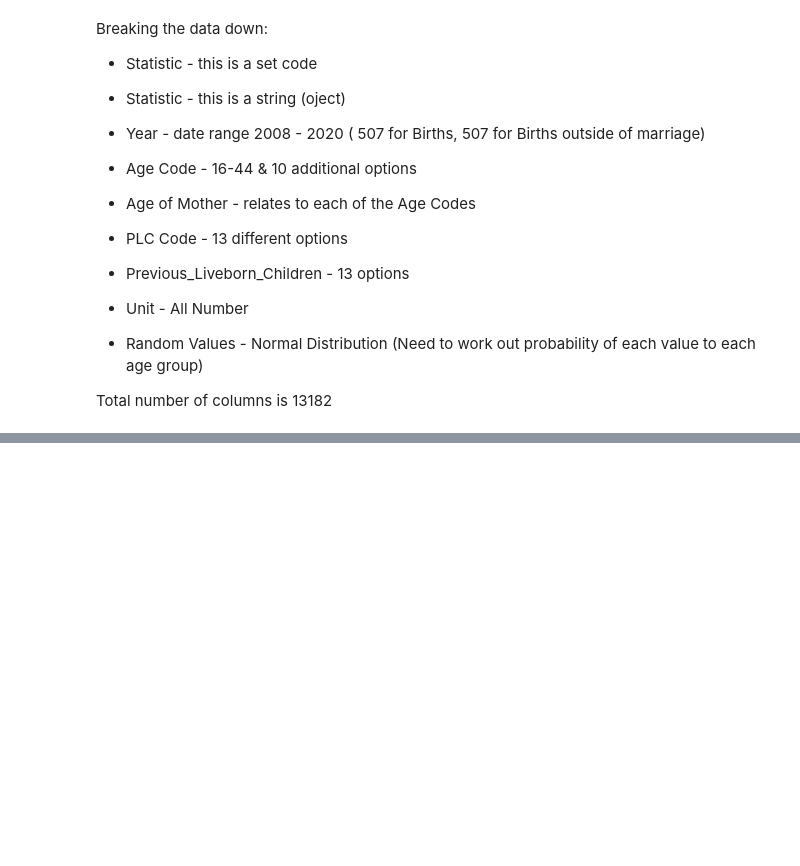
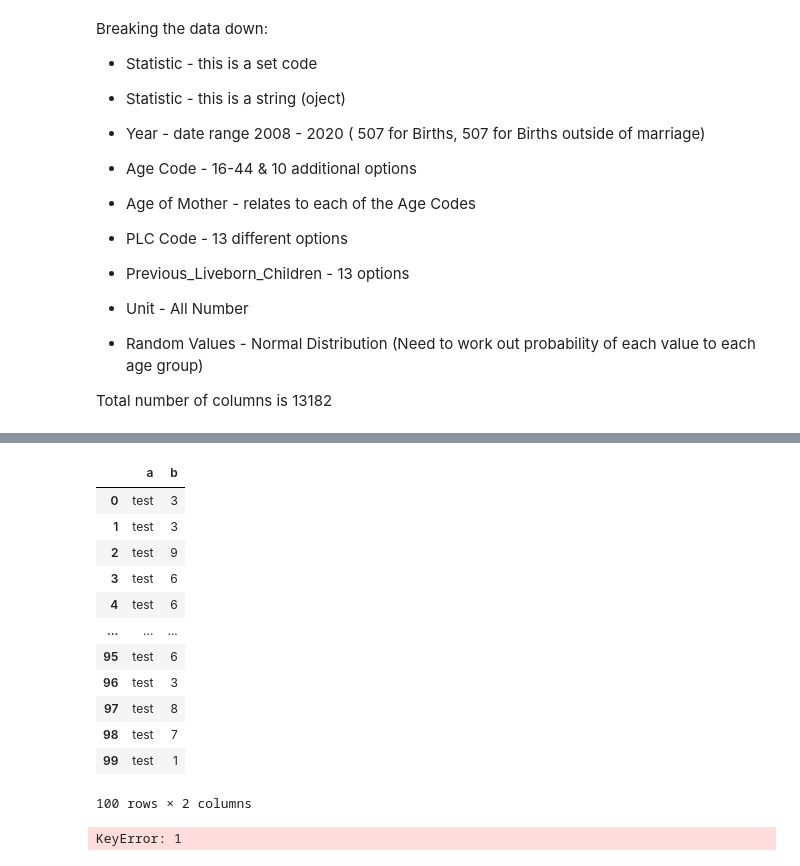
Before and after one commit to VCurry20/PDARandomData, a Jupyter notebook: Data Analysis Project.ipynb, the cells around one changed output, grey strips where cells are left out. Drawn from its saved outputs; the diff is of its cells as text; code cells hidden in the pictures; blank space fills up the shorter version.

```diff
--- a/Data Analysis Project.ipynb
+++ b/Data Analysis Project.ipynb
@@ -1811,2 +1807,41 @@ dfer = pd.DataFrame(dict(
+# %%
+#conditions = [df['bruto'] / df['age'] > 100,
+#(df['bruto'] / df['age'] <= 100) & (df['bruto'] / df['age'] > 50), (df['bruto'] / df['age'] < 50) & (df['bruto'] / df['age'] > 0)]
+#outputs = ['high salary', 'medium salary', 'low salary']
+
+
+rng = np.random.default_rng()
+
+n = 100
+
+df = pd.DataFrame(dict(
+    a='test',
+    b=(rng.integers(0, 10, size=n))
+))
+
+df
+# %% [output]
+|  | a | b |
+| 0 | test | 3 |
+| 1 | test | 3 |
+| 2 | test | 9 |
+| 3 | test | 6 |
+| 4 | test | 6 |
+| ... | ... | ... |
+| 95 | test | 6 |
+| 96 | test | 3 |
+| 97 | test | 8 |
+| 98 | test | 7 |
+| 99 | test | 1 |
+100 rows × 2 columns
 # %%
-dfer
+n = 10
+
+data= {'STATISTIC':['VSA36C01','VSA36C02']}
+
+df = pd.DataFrame(dict(
+  a=[df.loc[1:6592,1]('VSA36C01'), df.loc[6593:13182,1]('VSA36C02')],
+  b=np.random.randint(100,110,size=n)
+))
+# %% [output]
+KeyError: 1
```
Also changed, not shown: parts of 5 cells of this notebook, 1 other file.
